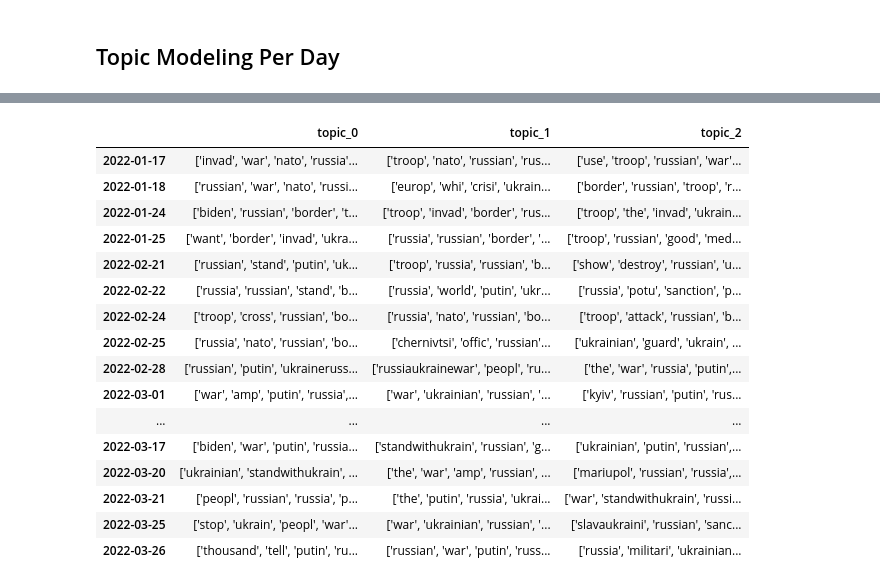
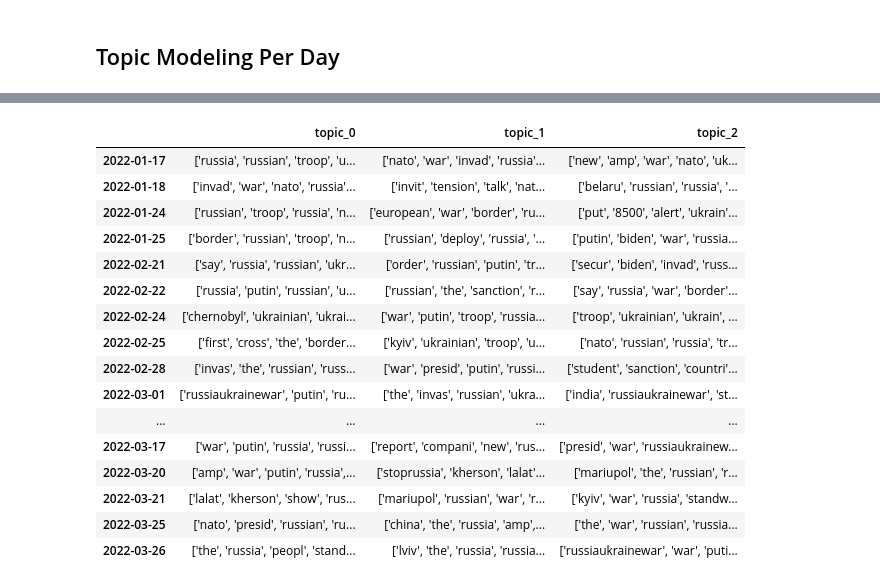
Before and after one commit to JohnnyWang1998/ukraine-russia-tweets-sentiment-analysis-and-topic-modeling, a Jupyter notebook: notebooks/1.0-zy-topic-modeling.ipynb, the cells around one changed output, grey strips where cells are left out. Drawn from its saved outputs; the diff is of its cells as text; code cells hidden in the pictures.

Commit message:
update topics regarding influencer and ordinary people

```diff
--- a/notebooks/1.0-zy-topic-modeling.ipynb
+++ b/notebooks/1.0-zy-topic-modeling.ipynb
@@ -250,10 +226,21 @@ df = df.set_index('tweetcreatedts', drop=False)
 # split all the tweets to tweets per day
 date_list = [str(i) for i in np.unique(df.index.date)]
 text_dict = {}
+media_text_dict = {}
+normal_text_dict = {}
 for date in date_list:
     text_dict[date] = list(df.loc[date].text)
+    media_text_dict[date] = list(df[df.followers>follower_threshold].loc[date].text)
+    normal_text_dict[date] = list(df[df.followers<=follower_threshold].loc[date].text)
 # %% [markdown]
 ## Data Cleaning
+# %%
+for date, media_text, normal_text in tqdm(zip(date_list, media_text_dict.values(), normal_text_dict.values())):
+    media_cleaned_text = [preprocessor.clean_message(i) for i in media_text]
+    normal_cleaned_text = [preprocessor.clean_message(i) for i in normal_text]
+    media_text_dict[date] = media_cleaned_text
+    normal_text_dict[date] = normal_cleaned_text
+    text_dict[date] = media_cleaned_text + normal_cleaned_text
 # %%
 for date, text_list in tqdm(text_dict.items()):
     # TODO: loop through all the text_list instead of 1000 entries
@@ -403,4 +387,4 @@ Model Perplexity:  466.92043963331474
 # %% [markdown]
 ## Topic Modeling Per Day
 # %%
-daily_topics = tm.generate_daily_topic(text_dict, 3, 0.7)
+media_daily_topics = tm.generate_daily_topic(media_text_dict, 3, 0.5)
@@ -445,20 +390,0 @@ daily_topics = tm.generate_daily_topic(text_dict, 3, 0.7)
-# %%
-daily_topics
-# %% [output]
-|  | topic_0 | topic_1 | topic_2 |
-| 2022-01-17 | ['invad', 'war', 'nato', 'russia'... | ['troop', 'nato', 'russian', 'rus... | ['use', 'troop', 'russian', 'war'... |
-| 2022-01-18 | ['russian', 'war', 'nato', 'russi... | ['europ', 'whi', 'crisi', 'ukrain... | ['border', 'russian', 'troop', 'r... |
-| 2022-01-24 | ['biden', 'russian', 'border', 't... | ['troop', 'invad', 'border', 'rus... | ['troop', 'the', 'invad', 'ukrain... |
-| 2022-01-25 | ['want', 'border', 'invad', 'ukra... | ['russia', 'russian', 'border', '... | ['troop', 'russian', 'good', 'med... |
-| 2022-02-21 | ['russian', 'stand', 'putin', 'uk... | ['troop', 'russia', 'russian', 'b... | ['show', 'destroy', 'russian', 'u... |
-| 2022-02-22 | ['russia', 'russian', 'stand', 'b... | ['russia', 'world', 'putin', 'ukr... | ['russia', 'potu', 'sanction', 'p... |
-| 2022-02-24 | ['troop', 'cross', 'russian', 'bo... | ['russia', 'nato', 'russian', 'bo... | ['troop', 'attack', 'russian', 'b... |
-| 2022-02-25 | ['russia', 'nato', 'russian', 'bo... | ['chernivtsi', 'offic', 'russian'... | ['ukrainian', 'guard', 'ukrain', ... |
-| 2022-02-28 | ['russian', 'putin', 'ukraineruss... | ['russiaukrainewar', 'peopl', 'ru... | ['the', 'war', 'russia', 'putin',... |
-| 2022-03-01 | ['war', 'amp', 'putin', 'russia',... | ['war', 'ukrainian', 'russian', '... | ['kyiv', 'russian', 'putin', 'rus... |
-| ... | ... | ... | ... |
-| 2022-03-17 | ['biden', 'war', 'putin', 'russia... | ['standwithukrain', 'russian', 'g... | ['ukrainian', 'putin', 'russian',... |
-| 2022-03-20 | ['ukrainian', 'standwithukrain', ... | ['the', 'war', 'amp', 'russian', ... | ['mariupol', 'russian', 'russia',... |
-| 2022-03-21 | ['peopl', 'russian', 'russia', 'p... | ['the', 'putin', 'russia', 'ukrai... | ['war', 'standwithukrain', 'russi... |
-| 2022-03-25 | ['stop', 'ukrain', 'peopl', 'war'... | ['war', 'ukrainian', 'russian', '... | ['slavaukraini', 'russian', 'sanc... |
-| 2022-03-26 | ['thousand', 'tell', 'putin', 'ru... | ['russian', 'war', 'putin', 'russ... | ['russia', 'militari', 'ukrainian... |
@@ -464,0 +393,20 @@ daily_topics
+# %%
+media_daily_topics
+# %% [output]
+|  | topic_0 | topic_1 | topic_2 |
+| 2022-01-17 | ['russia', 'russian', 'troop', 'u... | ['nato', 'war', 'invad', 'russia'... | ['new', 'amp', 'war', 'nato', 'uk... |
+| 2022-01-18 | ['invad', 'war', 'nato', 'russia'... | ['invit', 'tension', 'talk', 'nat... | ['belaru', 'russian', 'russia', '... |
+| 2022-01-24 | ['russian', 'troop', 'russia', 'n... | ['european', 'war', 'border', 'ru... | ['put', '8500', 'alert', 'ukrain'... |
+| 2022-01-25 | ['border', 'russian', 'troop', 'n... | ['russian', 'deploy', 'russia', '... | ['putin', 'biden', 'war', 'russia... |
+| 2022-02-21 | ['say', 'russia', 'russian', 'ukr... | ['order', 'russian', 'putin', 'tr... | ['secur', 'biden', 'invad', 'russ... |
+| 2022-02-22 | ['russia', 'putin', 'russian', 'u... | ['russian', 'the', 'sanction', 'r... | ['say', 'russia', 'war', 'border'... |
+| 2022-02-24 | ['chernobyl', 'ukrainian', 'ukrai... | ['war', 'putin', 'troop', 'russia... | ['troop', 'ukrainian', 'ukrain', ... |
+| 2022-02-25 | ['first', 'cross', 'the', 'border... | ['kyiv', 'ukrainian', 'troop', 'u... | ['nato', 'russian', 'russia', 'tr... |
+| 2022-02-28 | ['invas', 'the', 'russian', 'russ... | ['war', 'presid', 'putin', 'russi... | ['student', 'sanction', 'countri'... |
+| 2022-03-01 | ['russiaukrainewar', 'putin', 'ru... | ['the', 'invas', 'russian', 'ukra... | ['india', 'russiaukrainewar', 'st... |
+| ... | ... | ... | ... |
+| 2022-03-17 | ['war', 'putin', 'russia', 'russi... | ['report', 'compani', 'new', 'rus... | ['presid', 'war', 'russiaukrainew... |
+| 2022-03-20 | ['amp', 'war', 'putin', 'russia',... | ['stoprussia', 'kherson', 'lalat'... | ['mariupol', 'the', 'russian', 'r... |
+| 2022-03-21 | ['lalat', 'kherson', 'show', 'rus... | ['mariupol', 'russian', 'war', 'r... | ['kyiv', 'war', 'russia', 'standw... |
+| 2022-03-25 | ['nato', 'presid', 'russian', 'ru... | ['china', 'the', 'russia', 'amp',... | ['the', 'war', 'russian', 'russia... |
+| 2022-03-26 | ['the', 'russia', 'peopl', 'stand... | ['lviv', 'the', 'russia', 'russia... | ['russiaukrainewar', 'war', 'puti... |
```
Also changed, not shown: parts of 16 cells of this notebook.
